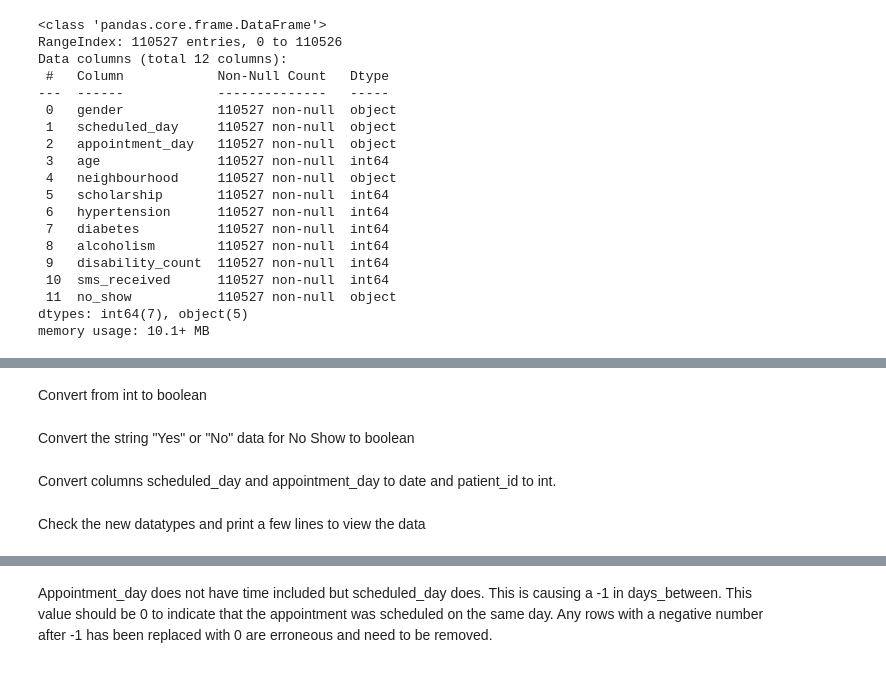
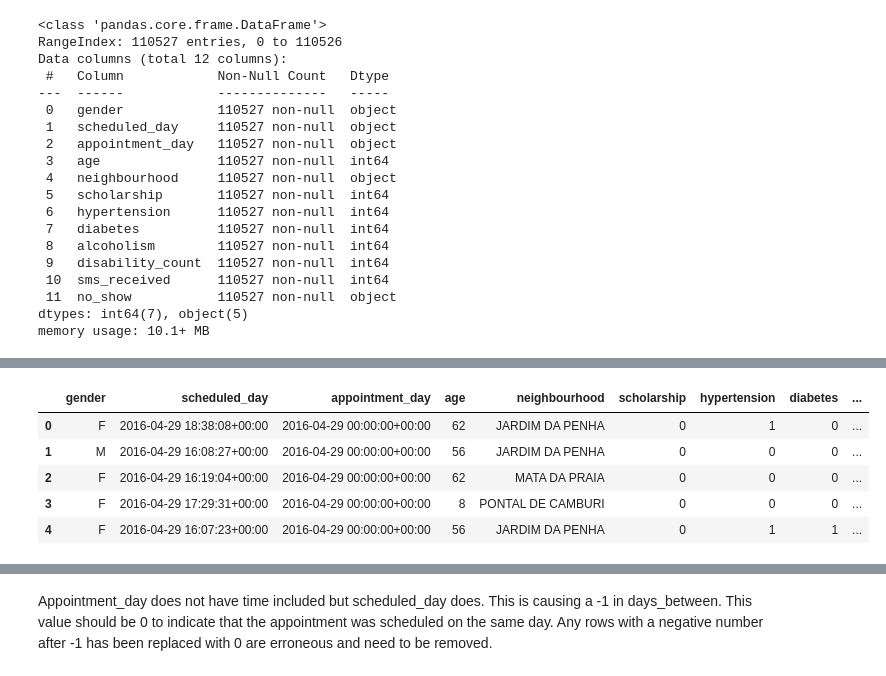
Before and after one commit to afbowman/UnsupervisedLearning, a Jupyter notebook: Capstone_Project.ipynb, the cells around one changed output, grey strips where cells are left out. Saved outputs shown, nothing was run; the diff lists cells and outputs as text; code cells hidden in the pictures.

```diff
--- a/Capstone_Project.ipynb
+++ b/Capstone_Project.ipynb
@@ -260,2 +259,0 @@ memory usage: 10.1+ MB
-# %% [markdown]
-Convert from int to boolean
@@ -266,2 +259,0 @@ for c in columns:
-# %% [markdown]
-Convert the string "Yes" or "No" data for No Show to boolean
@@ -271,11 +260,12 @@ df['no_show'] = df['no_show'].map({'Yes': True, 'No': False})
-# %% [markdown]
-Convert columns scheduled_day and appointment_day to date and patient_id to int.
 # %%
 # convert to DateTime
-df['scheduled_day'] = pd.to_datetime(df['scheduled_day'])
-df['appointment_day'] = pd.to_datetime(df['appointment_day'])
-
-# convert patient_id from float to int
-df['patient_id'] = df['patient_id'].astype(int)
+df_prep['scheduled_day'] = pd.to_datetime(df_prep['scheduled_day'])
+df_prep['appointment_day'] = pd.to_datetime(df_prep['appointment_day'])
+df_prep.head()
+# %% [output]
+|  | gender | scheduled_day | appointment_day | age | neighbourhood | scholarship | hypertension | diabetes | ... |
+| 0 | F | 2016-04-29 18:38:08+00:00 | 2016-04-29 00:00:00+00:00 | 62 | JARDIM DA PENHA | 0 | 1 | 0 | ... |
+| 1 | M | 2016-04-29 16:08:27+00:00 | 2016-04-29 00:00:00+00:00 | 56 | JARDIM DA PENHA | 0 | 0 | 0 | ... |
+| 2 | F | 2016-04-29 16:19:04+00:00 | 2016-04-29 00:00:00+00:00 | 62 | MATA DA PRAIA | 0 | 0 | 0 | ... |
+| 3 | F | 2016-04-29 17:29:31+00:00 | 2016-04-29 00:00:00+00:00 | 8 | PONTAL DE CAMBURI | 0 | 0 | 0 | ... |
+| 4 | F | 2016-04-29 16:07:23+00:00 | 2016-04-29 00:00:00+00:00 | 56 | JARDIM DA PENHA | 0 | 1 | 1 | ... |
-# %% [markdown]
-Check the new datatypes and print a few lines to view the data
```
Also changed, not shown: parts of 15 cells of this notebook.
